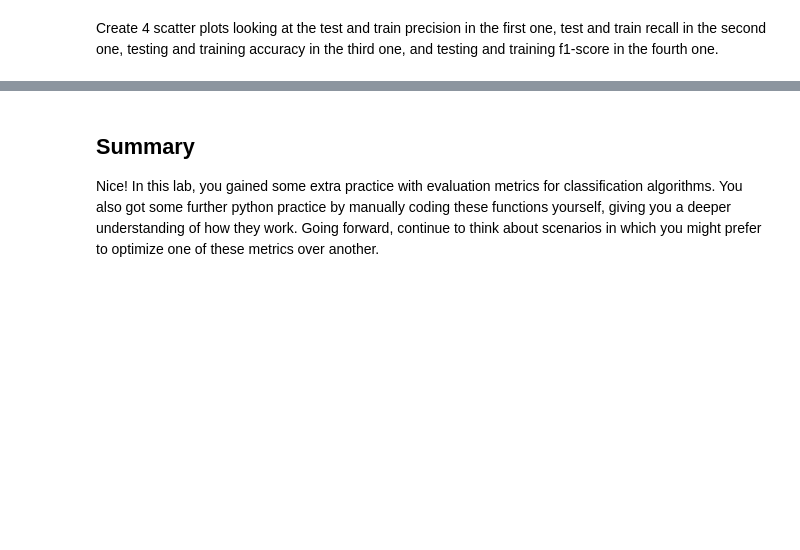
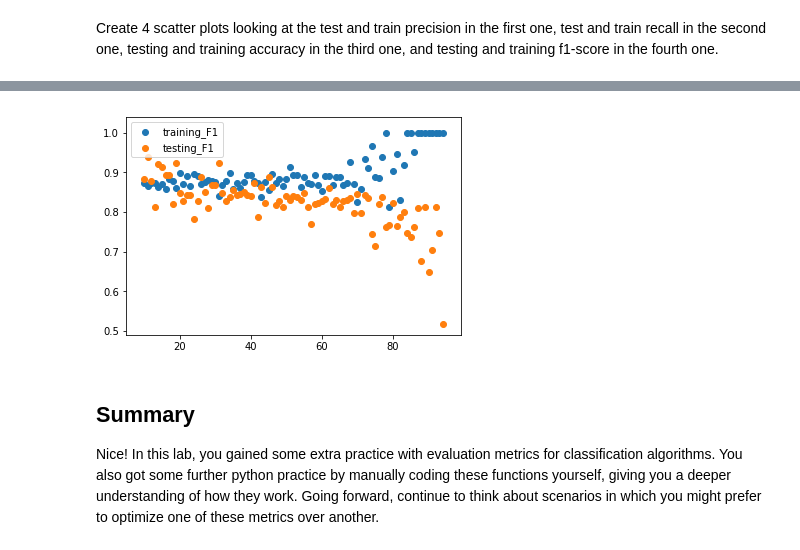
Before and after one commit to magnawhale/dsc-evaluating-logistic-regression-models-lab-online-ds-ft-051319, a Jupyter notebook: index.ipynb, the cells around one changed output, grey strips where cells are left out. Saved outputs shown, nothing was run; the diff lists cells and outputs as text; code cells hidden in the pictures; blank space fills up the shorter version.

```diff
--- a/index.ipynb
+++ b/index.ipynb
@@ -206,3 +227,10 @@ Create 4 scatter plots looking at the test and train precision in the first one,
+# %%
+# code for test and train F1-score
+plt.scatter(list(range(10,95)), training_F1, label = 'training_F1')
+plt.scatter(list(range(10,95)), testing_F1, label = 'testing_F1')
+plt.legend();
+# %% [output]
+[figure, added]
 # %% [markdown]
 ## Summary
 
```
Also changed, not shown: parts of 9 cells of this notebook.
